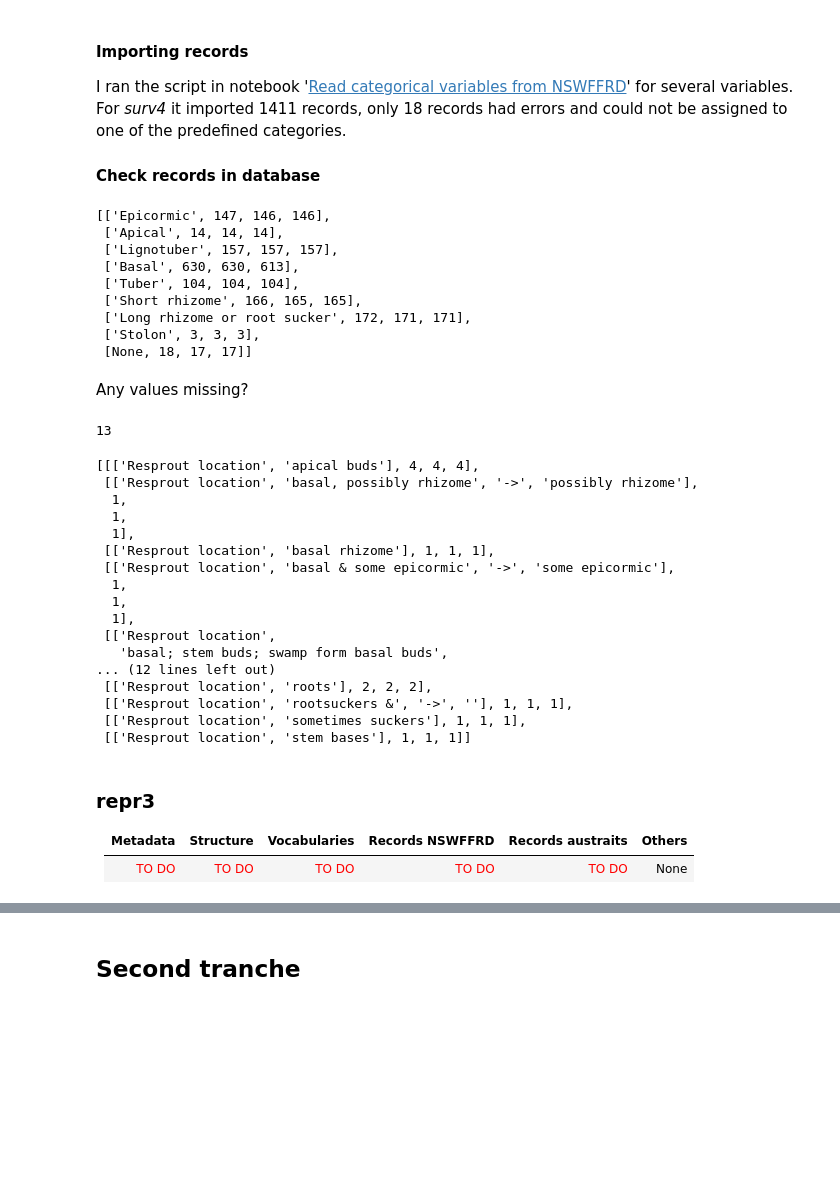
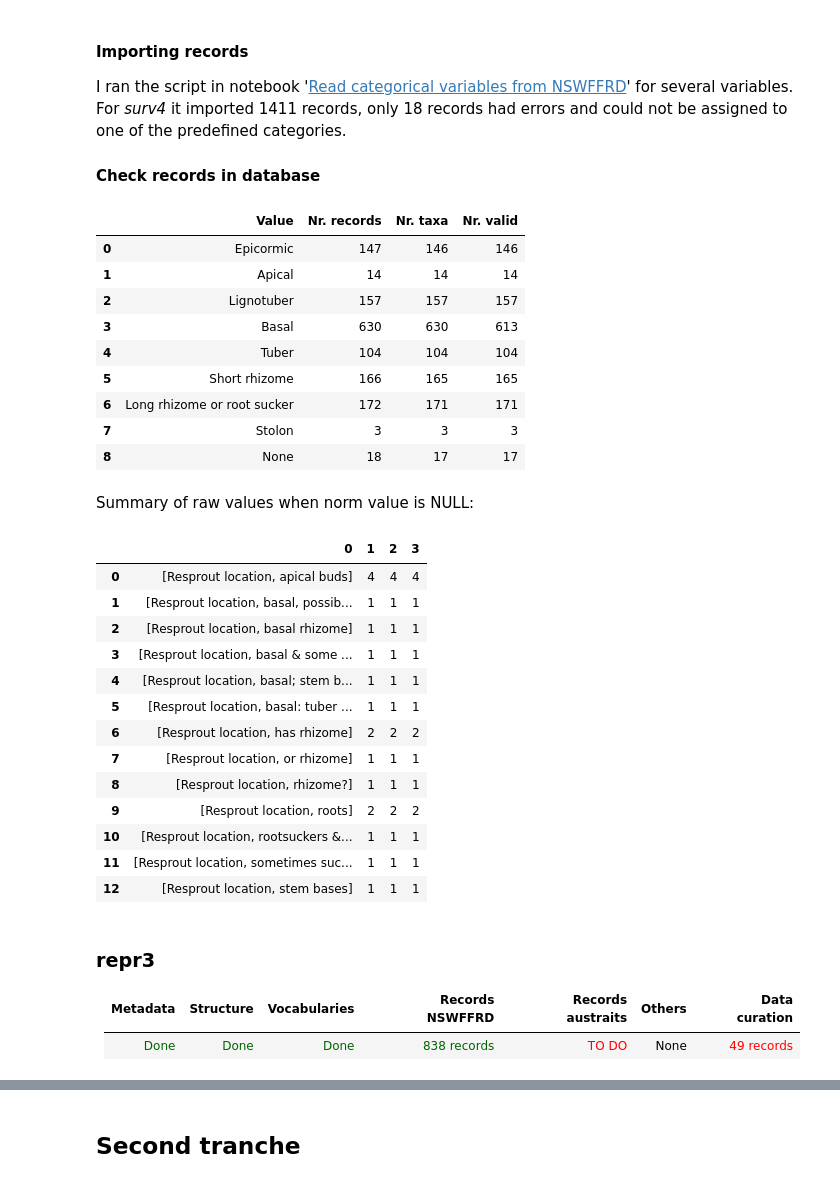
Before and after one commit to ces-unsw-edu-au/fireveg-db-imports, a Jupyter notebook: python/Literature-review/00-Status-Imports.ipynb, the cells around one changed output, grey strips where cells are left out. Drawn from its saved outputs; the diff is of its cells as text; code cells hidden in the pictures; blank space fills up the shorter version.

```diff
--- a/python/Literature-review/00-Status-Imports.ipynb
+++ b/python/Literature-review/00-Status-Imports.ipynb
@@ -180,49 +219,42 @@ I ran the script in notebook '[Read categorical variables from NSWFFRD](python/L
 
 #### Check records in database
 # %%
-dbquery(qry_values % 'surv4',dbparams)
+res = dbquery(qry_values % 'surv4',dbparams)
+data=pd.DataFrame(res)
+data.rename(columns={0:"Value",1:"Nr. records",2:"Nr. taxa",3:"Nr. valid"})
 # %% [output]
-[['Epicormic', 147, 146, 146],
- ['Apical', 14, 14, 14],
- ['Lignotuber', 157, 157, 157],
- ['Basal', 630, 630, 613],
- ['Tuber', 104, 104, 104],
- ['Short rhizome', 166, 165, 165],
- ['Long rhizome or root sucker', 172, 171, 171],
- ['Stolon', 3, 3, 3],
- [None, 18, 17, 17]]
+|  | Value | Nr. records | Nr. taxa | Nr. valid |
+| 0 | Epicormic | 147 | 146 | 146 |
+| 1 | Apical | 14 | 14 | 14 |
+| 2 | Lignotuber | 157 | 157 | 157 |
+| 3 | Basal | 630 | 630 | 613 |
+| 4 | Tuber | 104 | 104 | 104 |
+| 5 | Short rhizome | 166 | 165 | 165 |
+| 6 | Long rhizome or root sucker | 172 | 171 | 171 |
+| 7 | Stolon | 3 | 3 | 3 |
+| 8 | None | 18 | 17 | 17 |
 # %% [markdown]
-Any values missing?
+Summary of raw values when norm value is NULL:
 # %%
-qry = ' select raw_value,count(*),count(distinct species),count(distinct species_code) from litrev.surv4 where norm_value is NULL group by raw_value;'
-
-res=dbquery(qry,dbparams)
+res=dbquery(qry_nulls % 'surv4',dbparams)
+pd.DataFrame(res)
+# %% [output]
+|  | 0 | 1 | 2 | 3 |
+| 0 | [Resprout location, apical buds] | 4 | 4 | 4 |
+| 1 | [Resprout location, basal, possib... | 1 | 1 | 1 |
+| 2 | [Resprout location, basal rhizome] | 1 | 1 | 1 |
+| 3 | [Resprout location, basal & some ... | 1 | 1 | 1 |
+| 4 | [Resprout location, basal; stem b... | 1 | 1 | 1 |
+| 5 | [Resprout location, basal: tuber ... | 1 | 1 | 1 |
+| 6 | [Resprout location, has rhizome] | 2 | 2 | 2 |
+| 7 | [Resprout location, or rhizome] | 1 | 1 | 1 |
+| 8 | [Resprout location, rhizome?] | 1 | 1 | 1 |
+| 9 | [Resprout location, roots] | 2 | 2 | 2 |
+| 10 | [Resprout location, rootsuckers &... | 1 | 1 | 1 |
+| 11 | [Resprout location, sometimes suc... | 1 | 1 | 1 |
+| 12 | [Resprout location, stem bases] | 1 | 1 | 1 |
-# %%
-len(res)
-# %% [output]
-13
-# %%
-res
-# %% [output]
-[[['Resprout location', 'apical buds'], 4, 4, 4],
- [['Resprout location', 'basal, possibly rhizome', '->', 'possibly rhizome'],
-  1,
-  1,
-  1],
- [['Resprout location', 'basal rhizome'], 1, 1, 1],
- [['Resprout location', 'basal & some epicormic', '->', 'some epicormic'],
-  1,
-  1,
-  1],
- [['Resprout location',
-   'basal; stem buds; swamp form basal buds',
-... (12 lines left out)
- [['Resprout location', 'roots'], 2, 2, 2],
- [['Resprout location', 'rootsuckers &', '->', ''], 1, 1, 1],
- [['Resprout location', 'sometimes suckers'], 1, 1, 1],
- [['Resprout location', 'stem bases'], 1, 1, 1]]
 # %% [markdown]
 ### repr3
-Metadata | Structure | Vocabularies | Records NSWFFRD | Records austraits | Others
----|---|---|---|---|---
-<font color='red'>TO DO</font>|<font color='red'>TO DO</font>|<font color='red'>TO DO</font>| <font color='red'>TO DO</font>| <font color='red'>TO DO</font> | None
+Metadata | Structure | Vocabularies | Records NSWFFRD | Records austraits | Others | Data curation
+---|---|---|---|---|---|---
+<font color='darkgreen'>Done</font>|<font color='darkgreen'>Done</font>|<font color='darkgreen'>Done</font>| <font color='darkgreen'>838 records</font>| <font color='red'>TO DO</font> | None | <font color='red'>49 records</font>
```
Also changed, not shown: parts of 54 cells of this notebook, 2 other files.
